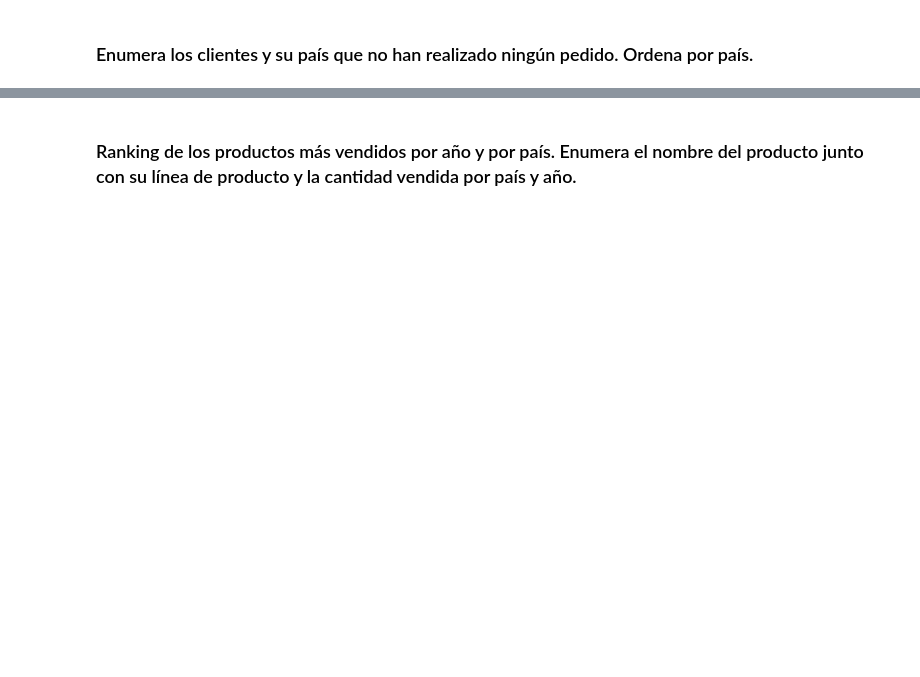
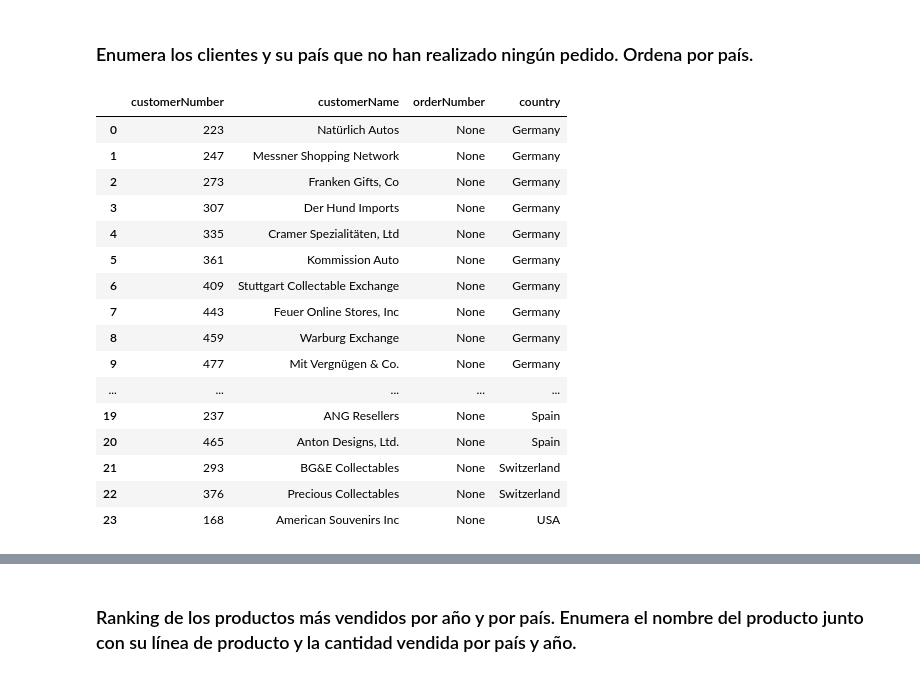
Before and after one commit to Unbiunio/SQL_practice, a Jupyter notebook: ClassicModels_curso_SQL.ipynb, the cells around one changed output, grey strips where cells are left out. Cells and saved outputs as stored; diff of their text form; code cells hidden in the pictures; blank space fills up the shorter version.

```diff
--- a/ClassicModels_curso_SQL.ipynb
+++ b/ClassicModels_curso_SQL.ipynb
@@ -1101,2 +1131,30 @@ pd.read_sql(q,con)
 # %% [markdown]
 ### Enumera los clientes y su país que no han realizado ningún pedido. Ordena por país.
+# %%
+q="""
+select c.customernumber,c.customername,o.ordernumber,COUNTRY
+from customers c
+left join orders o on c.customernumber = o.customernumber
+WHERE O.CUSTOMERNUMBER IS NULL
+ORDER BY COUNTRY ASC
+
+"""
+pd.read_sql(q,con)
+# %% [output]
+|  | customerNumber | customerName | orderNumber | country |
+| 0 | 223 | Natürlich Autos | None | Germany |
+| 1 | 247 | Messner Shopping Network | None | Germany |
+| 2 | 273 | Franken Gifts, Co | None | Germany |
+| 3 | 307 | Der Hund Imports | None | Germany |
+| 4 | 335 | Cramer Spezialitäten, Ltd | None | Germany |
+| 5 | 361 | Kommission Auto | None | Germany |
+| 6 | 409 | Stuttgart Collectable Exchange | None | Germany |
+| 7 | 443 | Feuer Online Stores, Inc | None | Germany |
+| 8 | 459 | Warburg Exchange | None | Germany |
+| 9 | 477 | Mit Vergnügen & Co. | None | Germany |
+| ... | ... | ... | ... | ... |
+| 19 | 237 | ANG Resellers | None | Spain |
+| 20 | 465 | Anton Designs, Ltd. | None | Spain |
+| 21 | 293 | BG&E Collectables | None | Switzerland |
+| 22 | 376 | Precious Collectables | None | Switzerland |
+| 23 | 168 | American Souvenirs Inc | None | USA |
```
Also changed, not shown: parts of 8 cells of this notebook.
